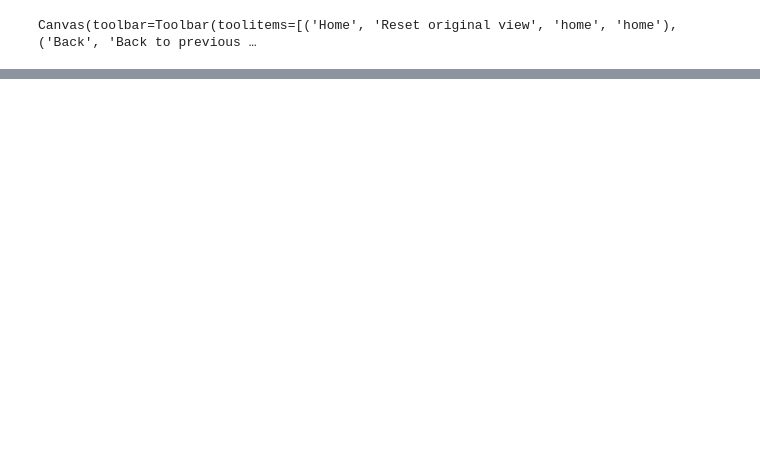
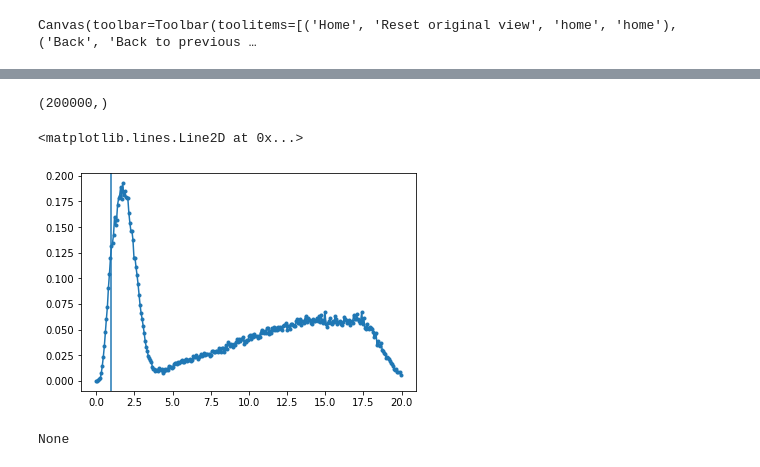
Before and after one commit to s-brahmachari/Active-noise-simulations, a Jupyter notebook: sim_codes/visualize_traj.ipynb, the cells around one changed output, grey strips where cells are left out. Cells and saved outputs as stored; diff of their text form; code cells hidden in the pictures; blank space fills up the shorter version.

```diff
--- a/sim_codes/visualize_traj.ipynb
+++ b/sim_codes/visualize_traj.ipynb
@@ -60,0 +100,24 @@ ff.shape
+# %%
+%matplotlib inline
+distances=[]
+for t in range(xyz.shape[0]):
+    d=spatial.distance.cdist(xyz[t],xyz[t],metric='euclidean')
+    np.fill_diagonal(d,1e5)
+    distances.append(np.ravel(d))
+distances=np.ravel(distances)
+print(distances.shape)
+hist,bin_edges=np.histogram(distances, bins=np.linspace(0,20,300), density=True)
+
+plt.plot(bin_edges[:-1],hist,'.-')
+# plt.xlim(0,10)
+plt.axvline(1.)
+# plt.semilogx()
+# %% [output]
+(200000,)
+<matplotlib.lines.Line2D at 0x...>
+[figure, added]
+# %%
+d=spatial.distance.cdist(xyz[0],xyz[0],metric='euclidean')
+print(np.fill_diagonal(d,1))
+# %% [output]
+None
```
Also changed, not shown: parts of 8 cells of this notebook, 1 other file.
